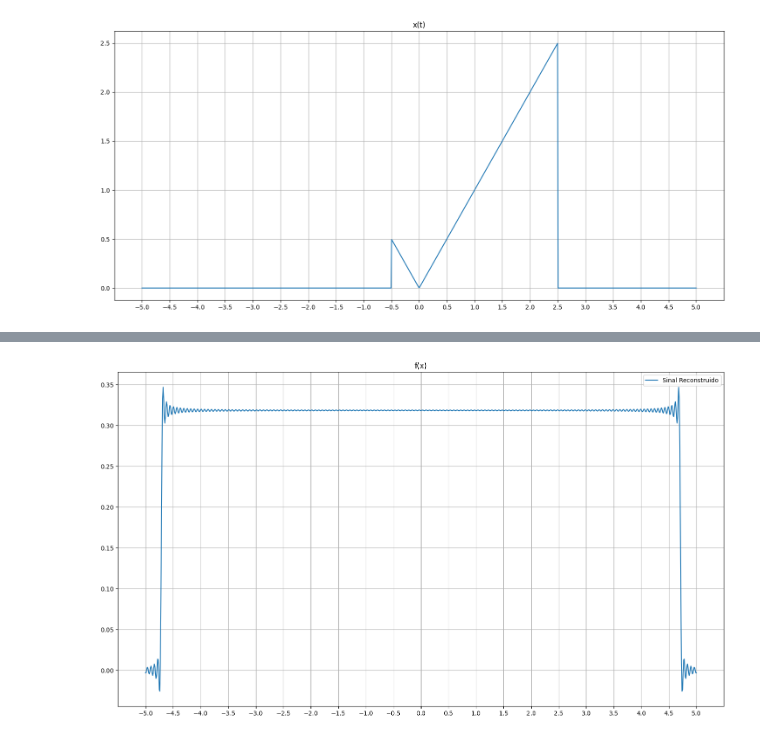
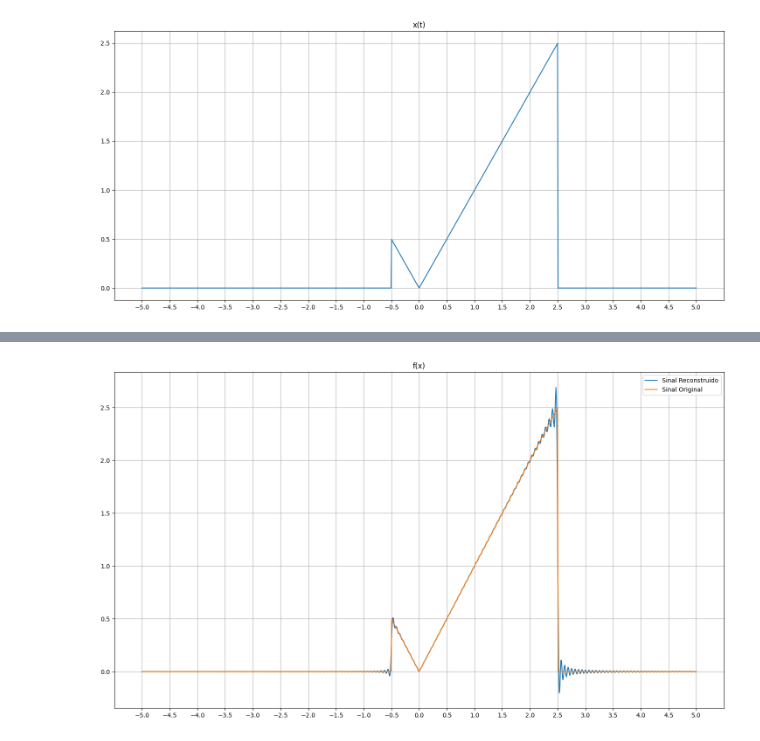
Before and after one commit to JoaoMario109/sinais-e-sistemas, a Jupyter notebook: T3/fourier_T3.ipynb, the cells around one changed output, grey strips where cells are left out. Saved outputs shown, nothing was run; the diff lists cells and outputs as text; code cells hidden in the pictures.

```diff
--- a/T3/fourier_T3.ipynb
+++ b/T3/fourier_T3.ipynb
@@ -392,0 +404,20 @@ SyntaxError: invalid syntax (178936036.py, line 1)
+# %%
+def abs_sym(x):
+    return sym.Abs(x)
+
+t = sym.Symbol('t')
+# Definindo x(t)
+x_t = abs_sym(t)
+
+# Calculando a transformada de fourier
+w = sym.Symbol('w')
+x_w1 = sym.integrate(-t * sym.exp(-1j * w * t), (t, -sym.Rational(1,2), 0))
+x_w2 = sym.integrate(t * sym.exp(-1j * w * t), (t, 0, sym.Rational(5,2)))
+x_w = x_w1 +  x_w2
+
+# Simplificando o resultado
+x_w = sym.simplify(x_w).rewrite(sym.exp).simplify().trigsimp()
+display(x_w)
+print(sym.latex(x_w))
+
+x_w = sym.lambdify(w, x_w)
@@ -393,53 +427,37 @@ SyntaxError: invalid syntax (178936036.py, line 1)
 # %%
-w = sym.Symbol('w')
-d_sinc = sym.diff(sym.sinc((w - 1)/6))
-d_sinc = sym.lambdify(w, d_sinc)
-d_sinc2 = sym.diff(sym.sinc((-w - 1)/6))
-d_sinc2 = sym.lambdify(w, d_sinc2)
-
-def x1_w(w):
-    return  3 * np.sinc((w * 3) / 2)
-#((1 / (np.pi / 2)) * np.sinc(w / np.pi ))
-      #(((-np.exp((-1j * w) * -0.5)) + 1) / (-(w ** 2))) + \
-            #((1 + (-np.exp((-1j * w) * 2.5))) / (-(w ** 2))) + \
-            #((0.5 * np.exp((-1j * w) * -0.5)) + \
-            # (2.5 * np.exp((-1j * w) * 2.5)))
-
-def x_w(w):
-    return x1_w(w)
-
+# Faz a transformada inversa de x_w
 def f_t_new(w, ts):
     y = np.array([])
     for t in ts:
         y = np.append(y, np.trapz(x_w(w) * np.exp(1j * w * t), w) / (2 * np.pi))  # Normalize within the integration
     return y
 
 def x_t(t):
-    return ((1 - np.abs(t)) * pulse(t, -0.5, 0.5))
+    return (np.abs(t) * pulse(t, -0.5, 2.5))
 
 # limites do grafico
 x_min = -5
 x_max = 5
 # Criando um vetor de t
 t = np.linspace(x_min, x_max, 1000)
 
 # Cria a figura e o plot e ativa o grid
 fig, ax = plt.subplots(1, 1, figsize = (18, 10))
 
 # Criando um vetor de velocidades angulares
 w = np.linspace(-100, 100, 10000)
 
 # Configurando o grafico
 ax.set_title(f'f(x)')
 ax.set_xticks(np.arange(x_min, x_max + 0.1, x_max / 10))
 ax.grid()
 
 # Cria o grafico da onda estimada
 ax.plot(t, f_t_new(w, t), label="Sinal Reconstruido")
-#ax.plot(t, x_t(t), label="Sinal Original")
+ax.plot(t, x_t(t), label="Sinal Original")
 
 ax.legend()
 # Show the plot
 plt.show()
 # %% [output]
-[figure, old version]
+[figure, new version]
```
Also changed, not shown: parts of 10 cells of this notebook.
